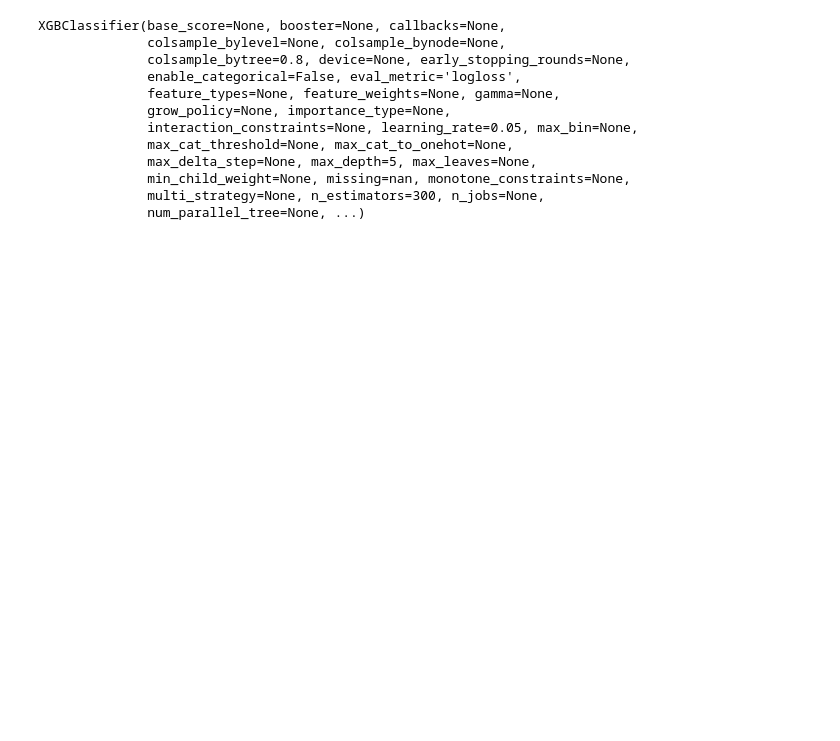
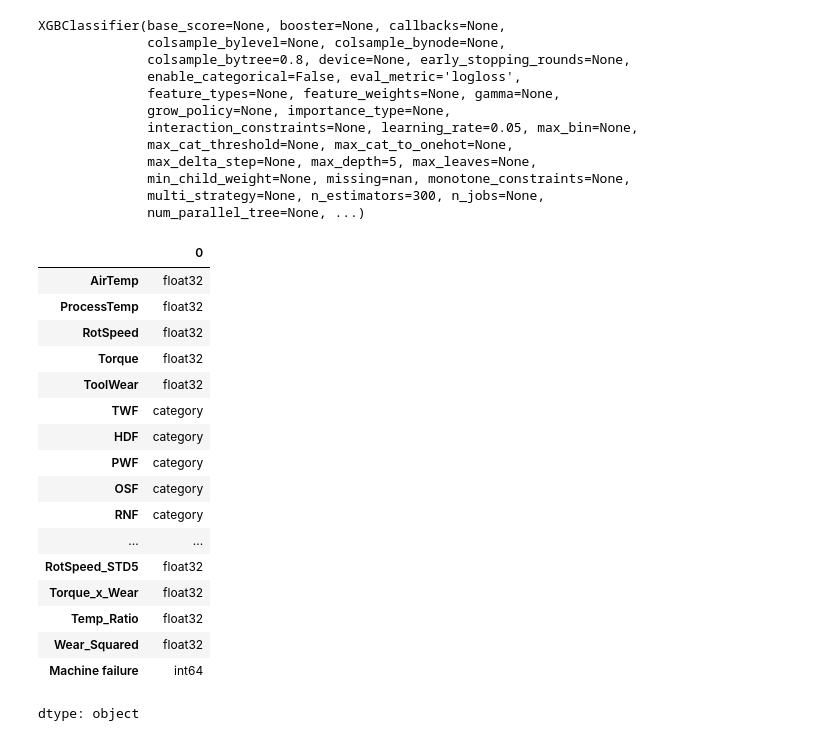
Before and after one commit to Annrosejojue/Industrial-Failure-Predictor, a Jupyter notebook: Industrial_Failure_Predictor.ipynb, the cells around one changed output. Cells and saved outputs as stored; diff of their text form; code cells hidden in the pictures; blank space fills up the shorter version.

```diff
--- a/Industrial_Failure_Predictor.ipynb
+++ b/Industrial_Failure_Predictor.ipynb
@@ -398,3 +420,0 @@ categorical = ["Type_L", "Type_M"]
-# %%
-model = dice_ml.Model(model=xgb, backend="sklearn")
-exp = dice_ml.Dice(data, model)
@@ -429,16 +420,0 @@ XGBClassifier(base_score=None, booster=None, callbacks=None,
-# %%
-import dice_ml
-
-# 1. Rebuild Data object with updated df
-data = dice_ml.Data(
-    dataframe=df,
-    continuous_features=continuous,
-    categorical_features=categorical,
-    outcome_name="Machine failure"
-)
-
-# 2. Rebuild Model object with your newly trained XGBoost model
-model = dice_ml.Model(model=xgb, backend="sklearn")
-
-# 3. Create a fresh DiCE explainer
-exp = dice_ml.Dice(data, model)
@@ -470,0 +439,21 @@ XGBClassifier(base_score=None, booster=None, callbacks=None,
+# %%
+exp.data_interface.data_df.dtypes
+# %% [output]
+|  | 0 |
+| AirTemp | float32 |
+| ProcessTemp | float32 |
+| RotSpeed | float32 |
+| Torque | float32 |
+| ToolWear | float32 |
+| TWF | category |
+| HDF | category |
+| PWF | category |
+| OSF | category |
+| RNF | category |
+| ... | ... |
+| RotSpeed_STD5 | float32 |
+| Torque_x_Wear | float32 |
+| Temp_Ratio | float32 |
+| Wear_Squared | float32 |
+| Machine failure | int64 |
+dtype: object
```
Also changed, not shown: parts of 16 cells of this notebook.
